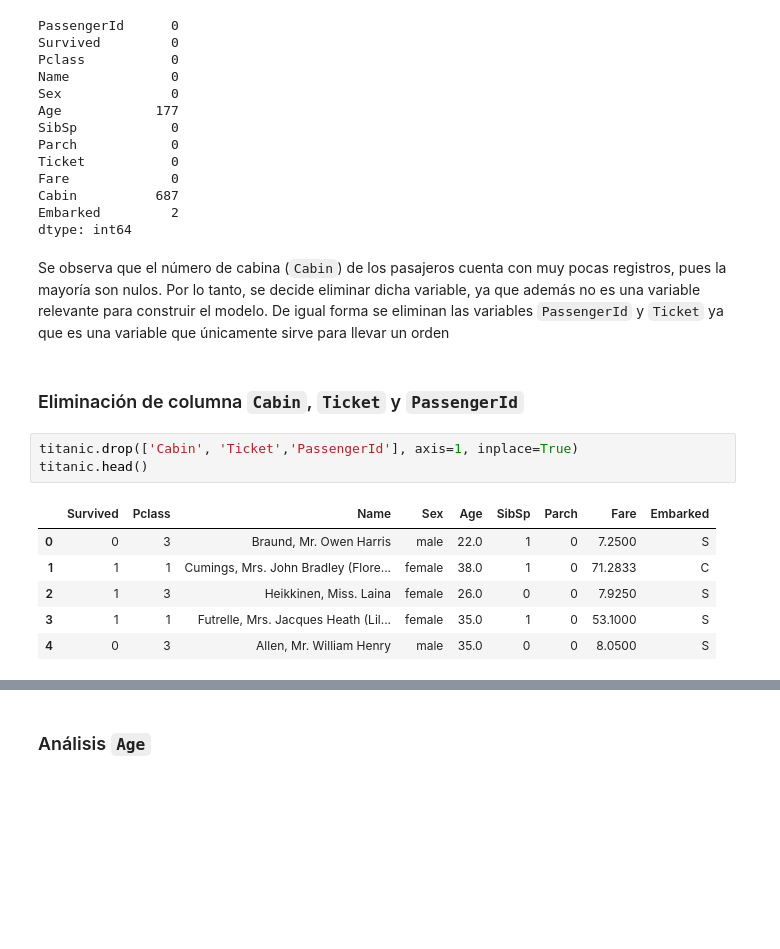
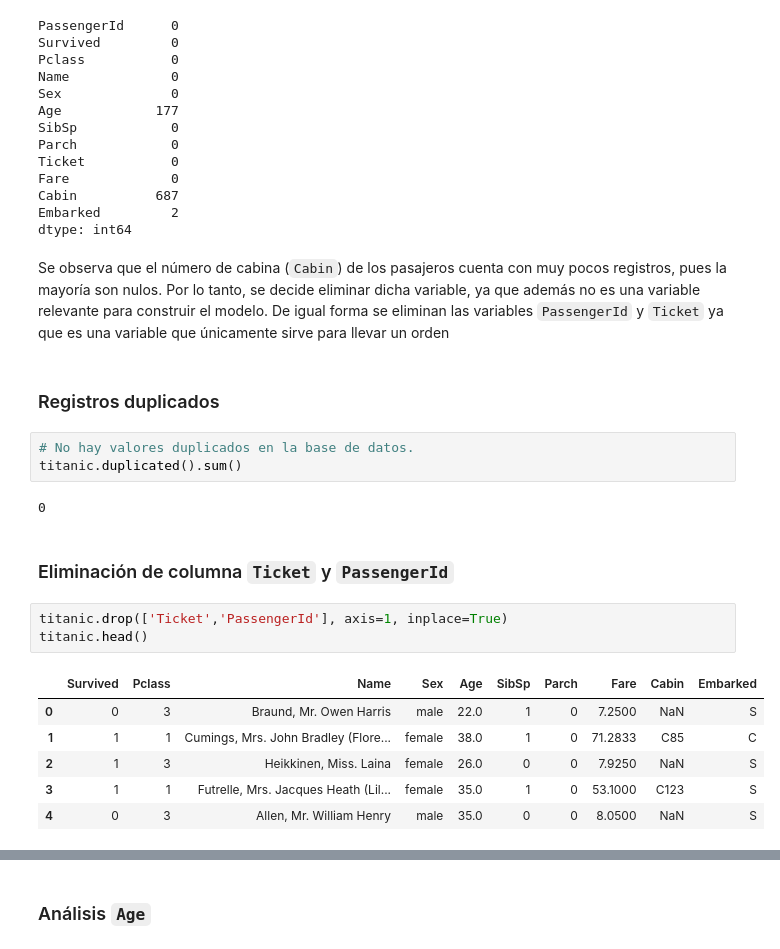
Before and after one commit to LedesmaIker18/Reto_Titanic, a Jupyter notebook: Análisis exploratorio.ipynb, the cells around one changed output, grey strips where cells are left out. Drawn from its saved outputs; the diff is of its cells as text; blank space fills up the shorter version.

```diff
--- a/Análisis exploratorio.ipynb
+++ b/Análisis exploratorio.ipynb
@@ -180,19 +95,26 @@ Cabin          687
 Embarked         2
 dtype: int64
 # %% [markdown]
-Se observa que el número de cabina (`Cabin`) de los pasajeros cuenta con muy pocas registros, pues la mayoría son nulos. Por lo tanto, se decide eliminar dicha variable, ya que además no es una variable relevante para construir el modelo. De igual forma se eliminan las variables `PassengerId` y `Ticket` ya que es una variable que únicamente sirve para llevar un orden
+Se observa que el número de cabina (`Cabin`) de los pasajeros cuenta con muy pocos registros, pues la mayoría son nulos. Por lo tanto, se decide eliminar dicha variable, ya que además no es una variable relevante para construir el modelo. De igual forma se eliminan las variables `PassengerId` y `Ticket` ya que es una variable que únicamente sirve para llevar un orden
+# %% [markdown]
+### Registros duplicados
+# %%
+# No hay valores duplicados en la base de datos.
+titanic.duplicated().sum()
+# %% [output]
+0
 # %% [markdown]
-### Eliminación de columna `Cabin`, `Ticket` y `PassengerId`
+### Eliminación de columna `Ticket` y `PassengerId`
 # %%
-titanic.drop(['Cabin', 'Ticket','PassengerId'], axis=1, inplace=True)
+titanic.drop(['Ticket','PassengerId'], axis=1, inplace=True)
 titanic.head()
 # %% [output]
-|  | Survived | Pclass | Name | Sex | Age | SibSp | Parch | Fare | Embarked |
-| 0 | 0 | 3 | Braund, Mr. Owen Harris | male | 22.0 | 1 | 0 | 7.2500 | S |
-| 1 | 1 | 1 | Cumings, Mrs. John Bradley (Flore... | female | 38.0 | 1 | 0 | 71.2833 | C |
-| 2 | 1 | 3 | Heikkinen, Miss. Laina | female | 26.0 | 0 | 0 | 7.9250 | S |
-| 3 | 1 | 1 | Futrelle, Mrs. Jacques Heath (Lil... | female | 35.0 | 1 | 0 | 53.1000 | S |
-| 4 | 0 | 3 | Allen, Mr. William Henry | male | 35.0 | 0 | 0 | 8.0500 | S |
+|  | Survived | Pclass | Name | Sex | Age | SibSp | Parch | Fare | Cabin | Embarked |
+| 0 | 0 | 3 | Braund, Mr. Owen Harris | male | 22.0 | 1 | 0 | 7.2500 | NaN | S |
+| 1 | 1 | 1 | Cumings, Mrs. John Bradley (Flore... | female | 38.0 | 1 | 0 | 71.2833 | C85 | C |
+| 2 | 1 | 3 | Heikkinen, Miss. Laina | female | 26.0 | 0 | 0 | 7.9250 | NaN | S |
+| 3 | 1 | 1 | Futrelle, Mrs. Jacques Heath (Lil... | female | 35.0 | 1 | 0 | 53.1000 | C123 | S |
+| 4 | 0 | 3 | Allen, Mr. William Henry | male | 35.0 | 0 | 0 | 8.0500 | NaN | S |
 # %%
 titanic
 # %% [output]
```
Also changed, not shown: parts of 72 cells of this notebook.
